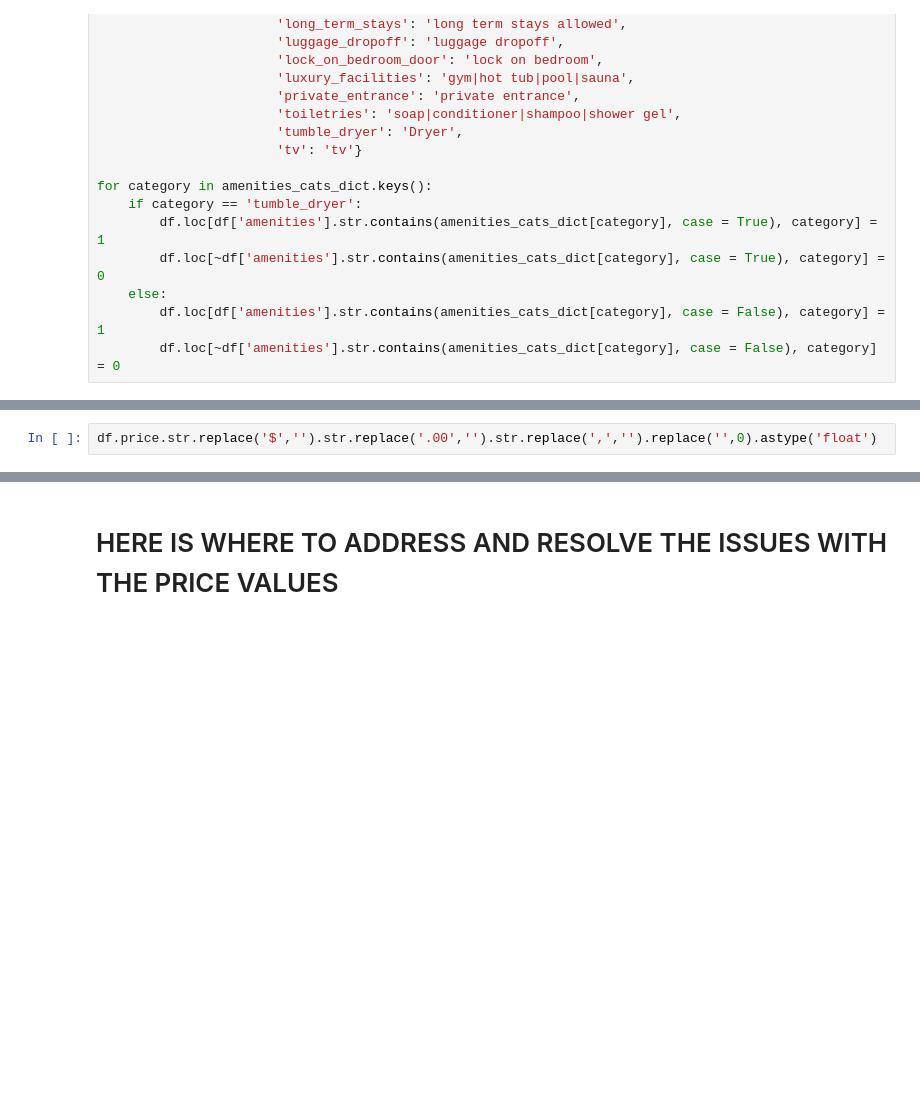
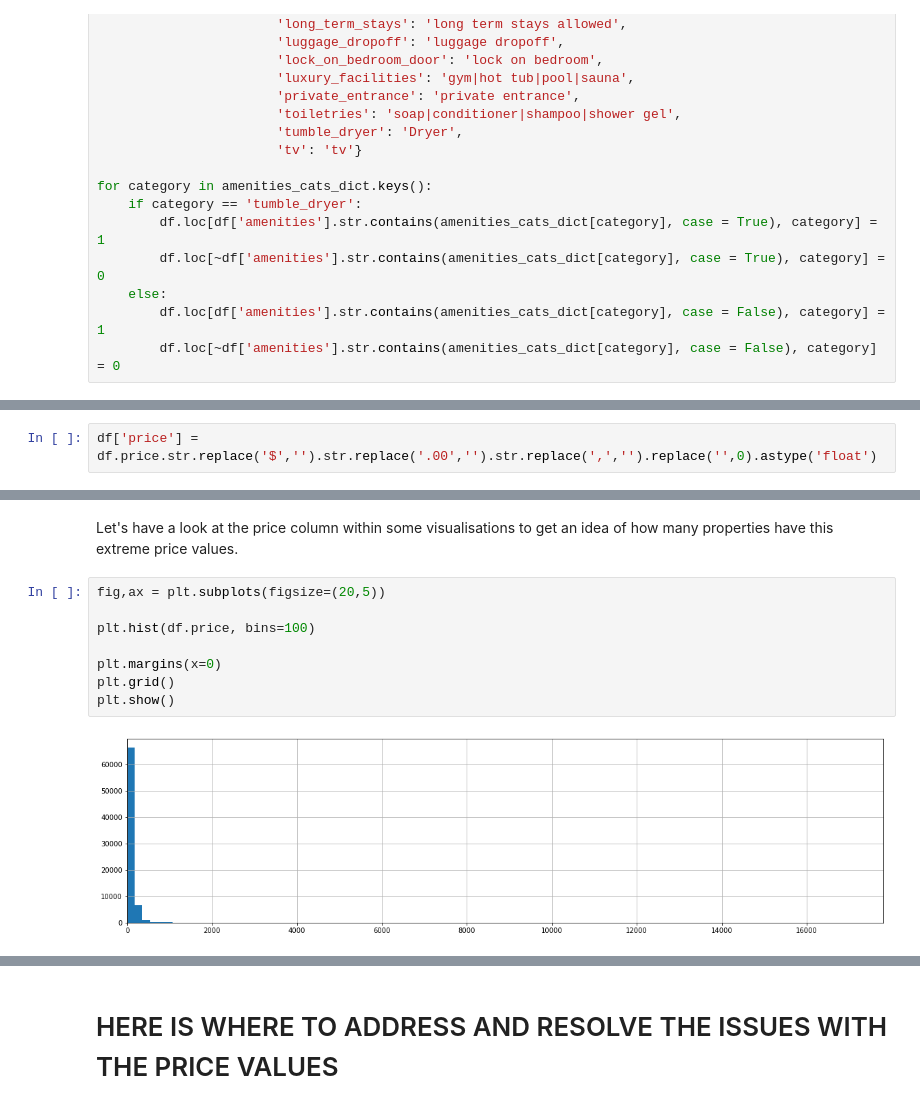
Before and after one commit to jradford5/GA_capstone_Airbnb_project, a Jupyter notebook: notebooks/capstone_airbnb_data_wrangling.ipynb, the cells around one changed output, grey strips where cells are left out. Drawn from its saved outputs; the diff is of its cells as text; blank space fills up the shorter version.

Commit message:
price explanation

```diff
--- a/notebooks/capstone_airbnb_data_wrangling.ipynb
+++ b/notebooks/capstone_airbnb_data_wrangling.ipynb
@@ -472,2 +483,2 @@ for category in amenities_cats_dict.keys():
 # %%
-df.price.str.replace('$','').str.replace('.00','').str.replace(',','').replace('',0).astype('float')
+df['price'] = df.price.str.replace('$','').str.replace('.00','').str.replace(',','').replace('',0).astype('float')
@@ -483,0 +502,12 @@ Removing the properties with zero value for price from the dataframe. From looki
+# %% [markdown]
+Let's have a look at the price column within some visualisations to get an idea of how many properties have this extreme price values.
+# %%
+fig,ax = plt.subplots(figsize=(20,5))
+
+plt.hist(df.price, bins=100)
+
+plt.margins(x=0)
+plt.grid()
+plt.show()
+# %% [output]
+[figure, added]
```
Also changed, not shown: parts of 15 cells of this notebook.
